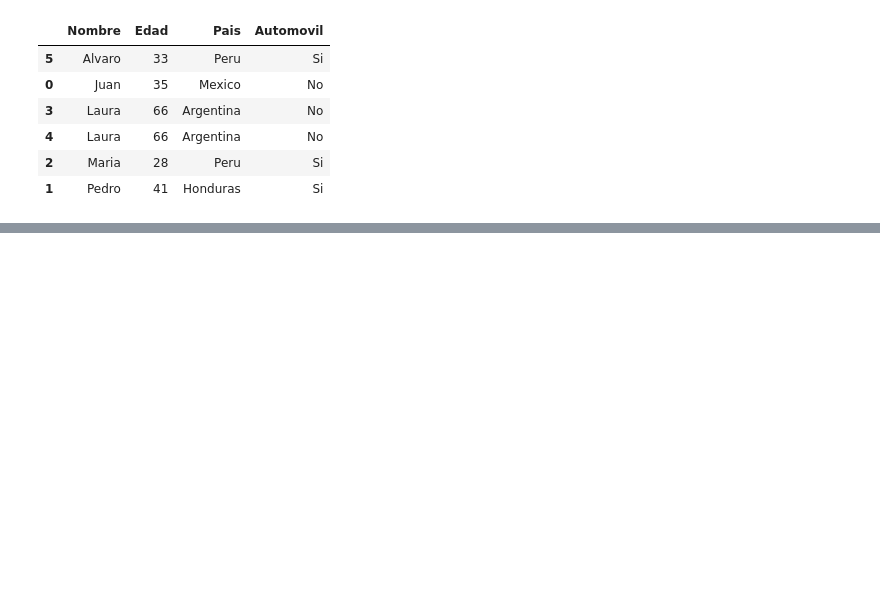
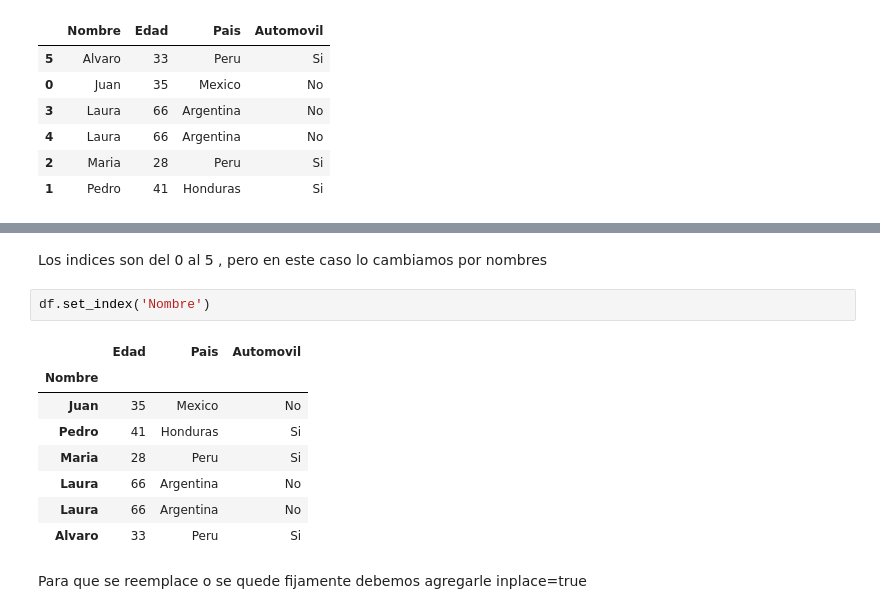
Before and after one commit to robert2999/Analisis-de-datos, a Jupyter notebook: Panda1.ipynb, the cells around one changed output, grey strips where cells are left out. Saved outputs shown, nothing was run; the diff lists cells and outputs as text; blank space fills up the shorter version.

```diff
--- a/Panda1.ipynb
+++ b/Panda1.ipynb
@@ -258,0 +234,15 @@ df.sort_values(by=['Nombre','Edad'])
+# %% [markdown]
+Los indices son del 0 al 5 , pero en este caso lo cambiamos por nombres
+# %%
+df.set_index('Nombre')
+# %% [output]
+|  | Edad | Pais | Automovil |
+| Nombre |  |  |  |
+| Juan | 35 | Mexico | No |
+| Pedro | 41 | Honduras | Si |
+| Maria | 28 | Peru | Si |
+| Laura | 66 | Argentina | No |
+| Laura | 66 | Argentina | No |
+| Alvaro | 33 | Peru | Si |
+# %% [markdown]
+Para que se reemplace o se quede fijamente debemos agregarle inplace=true
```
Also changed, not shown: parts of 43 cells of this notebook.
